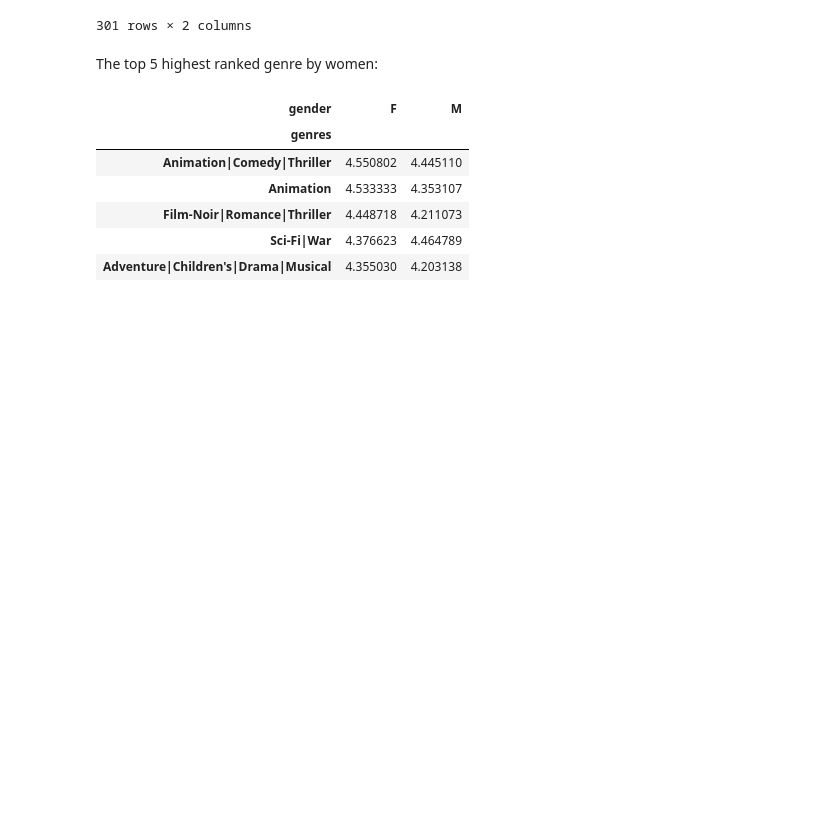
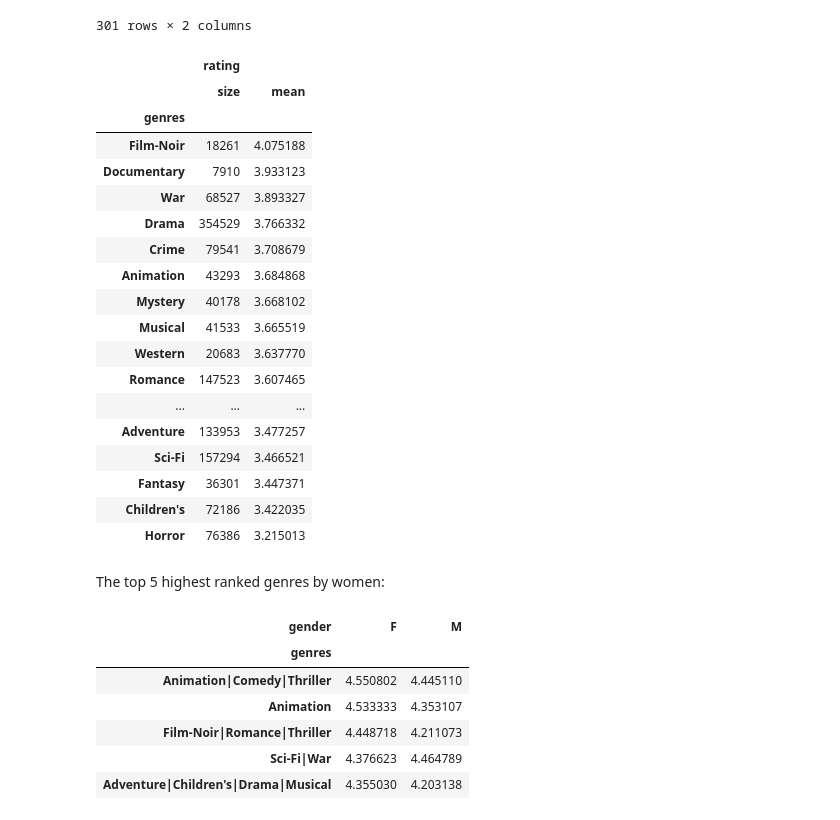
Before and after one commit to tholland/CCIS-CS6620, a Jupyter notebook: M01-A01- Movie Rating.ipynb, the cells around one changed output. Cells and saved outputs as stored; diff of their text form; code cells hidden in the pictures; blank space fills up the shorter version.

```diff
--- a/M01-A01- Movie Rating.ipynb
+++ b/M01-A01- Movie Rating.ipynb
@@ -191,3 +216,9 @@ An aggregate of the movie ratings for each particular genre:
+# %%
+genres = movies.genres.str.split('|', expand=True).stack()
+g_index = genres.index.get_level_values(0)
+movies_split_genres = movies.loc[g_index].copy()
+movies_split_genres["genres"] = genres.values
+split_data = pd.merge(pd.merge(ratings, users), movies_split_genres)
 # %%
 import numpy as np
 movie_stats = data.groupby('genres').agg({'rating': [np.size, np.mean]})
@@ -213,7 +244,30 @@ movie_stats.sort_values([('rating', 'mean')], ascending=False)
 | Action|Children's | 295 | 1.742373 |
 | Action|Adventure|Children's | 44 | 1.318182 |
 301 rows × 2 columns
+# %%
+movie_split_stats = split_data.groupby('genres').agg({'rating': [np.size, np.mean]})
+movie_split_stats.sort_values([('rating', 'mean')], ascending=False)
+# %% [output]
+|  | rating |  |
+|  | size | mean |
+| genres |  |  |
+| Film-Noir | 18261 | 4.075188 |
+| Documentary | 7910 | 3.933123 |
+| War | 68527 | 3.893327 |
+| Drama | 354529 | 3.766332 |
+| Crime | 79541 | 3.708679 |
+| Animation | 43293 | 3.684868 |
+| Mystery | 40178 | 3.668102 |
+| Musical | 41533 | 3.665519 |
+| Western | 20683 | 3.637770 |
+| Romance | 147523 | 3.607465 |
+| ... | ... | ... |
+| Adventure | 133953 | 3.477257 |
+| Sci-Fi | 157294 | 3.466521 |
+| Fantasy | 36301 | 3.447371 |
+| Children's | 72186 | 3.422035 |
+| Horror | 76386 | 3.215013 |
 # %% [markdown]
-The top 5 highest ranked genre by women:
+The top 5 highest ranked genres by women:
 # %%
 genre_gender = data.pivot_table('rating', index='genres', columns='gender', aggfunc='mean')
```
Also changed, not shown: parts of 20 cells of this notebook, 1 other file.
